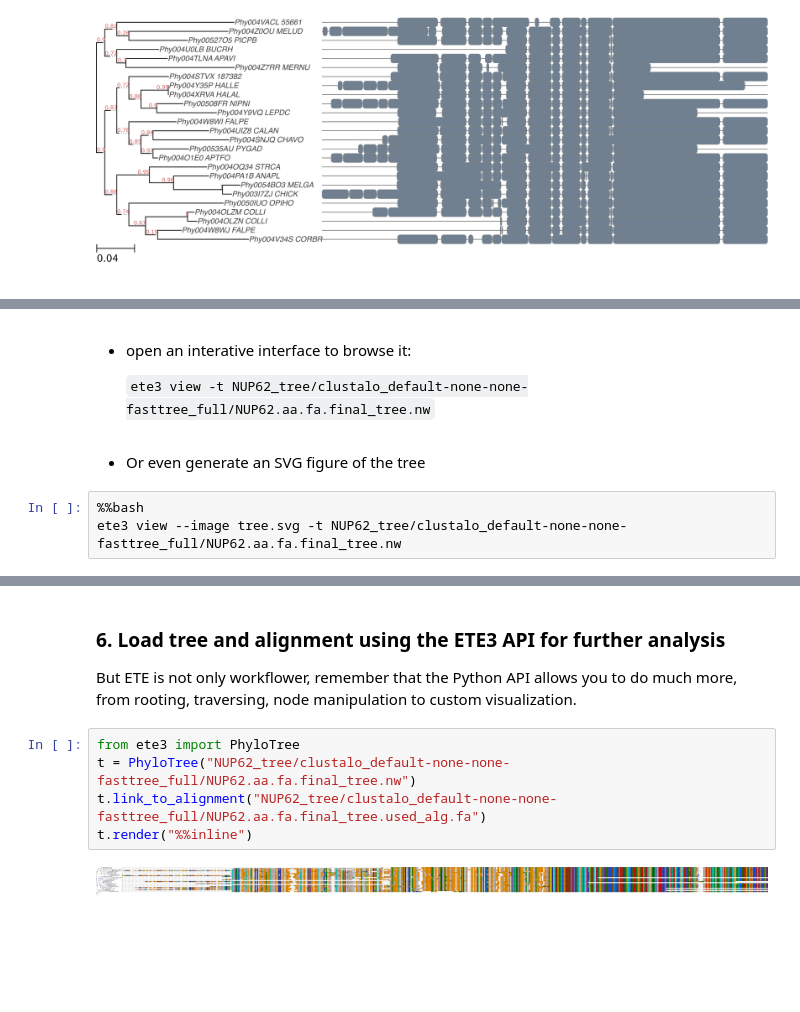
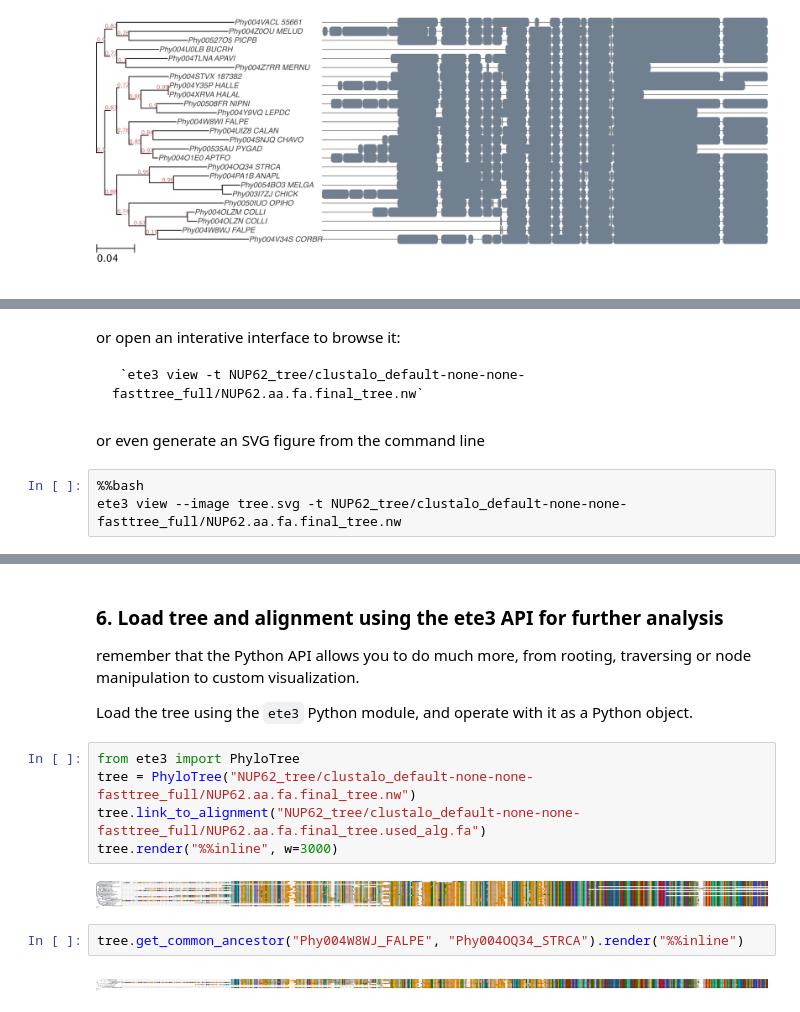
Before and after one commit to etetoolkit/cookbook, a Jupyter notebook: recipes/ete_build_basics.ipynb, the cells around one changed output, grey strips where cells are left out. Saved outputs shown, nothing was run; the diff lists cells and outputs as text; blank space fills up the shorter version.

```diff
--- a/recipes/ete_build_basics.ipynb
+++ b/recipes/ete_build_basics.ipynb
@@ -189,11 +181,11 @@ ete3 view --text -t NUP62_tree/clustalo_default-none-none-fasttree_full/NUP62.aa
                \-|
                   \-Phy004V34S_CORBR
 # %% [markdown]
-- open an interative interface to browse it:
+or open an interative interface to browse it:
 
      `ete3 view -t NUP62_tree/clustalo_default-none-none-fasttree_full/NUP62.aa.fa.final_tree.nw`
 # %% [markdown]
-- Or even generate an SVG figure of the tree
+or even generate an SVG figure from the command line
 # %%
 %%bash
 ete3 view --image tree.svg -t NUP62_tree/clustalo_default-none-none-fasttree_full/NUP62.aa.fa.final_tree.nw
@@ -203,13 +195,19 @@ SVG(filename='t0.tree.svg')
 # %% [output]
 [drawing not drawn]
 # %% [markdown]
-### 6. Load tree and alignment using the ETE3 API for further analysis
+### 6. Load tree and alignment using the ete3 API for further analysis
 
-But ETE is not only workflower, remember that the Python API allows you to do much more, from rooting, traversing, node manipulation to custom visualization.
+remember that the Python API allows you to do much more, from rooting, traversing or node manipulation to custom visualization.
+
+Load the tree using the `ete3` Python module, and operate with it as a Python object.
 # %%
 from ete3 import PhyloTree
-t = PhyloTree("NUP62_tree/clustalo_default-none-none-fasttree_full/NUP62.aa.fa.final_tree.nw")
-t.link_to_alignment("NUP62_tree/clustalo_default-none-none-fasttree_full/NUP62.aa.fa.final_tree.used_alg.fa")
-t.render("%%inline")
+tree = PhyloTree("NUP62_tree/clustalo_default-none-none-fasttree_full/NUP62.aa.fa.final_tree.nw")
+tree.link_to_alignment("NUP62_tree/clustalo_default-none-none-fasttree_full/NUP62.aa.fa.final_tree.used_alg.fa")
+tree.render("%%inline", w=3000)
 # %% [output]
-[figure, old version]
+[figure, new version]
+# %%
+tree.get_common_ancestor("Phy004W8WJ_FALPE", "Phy004OQ34_STRCA").render("%%inline")
+# %% [output]
+[figure, added]
```
Also changed, not shown: parts of 6 cells of this notebook, 1 other file.
